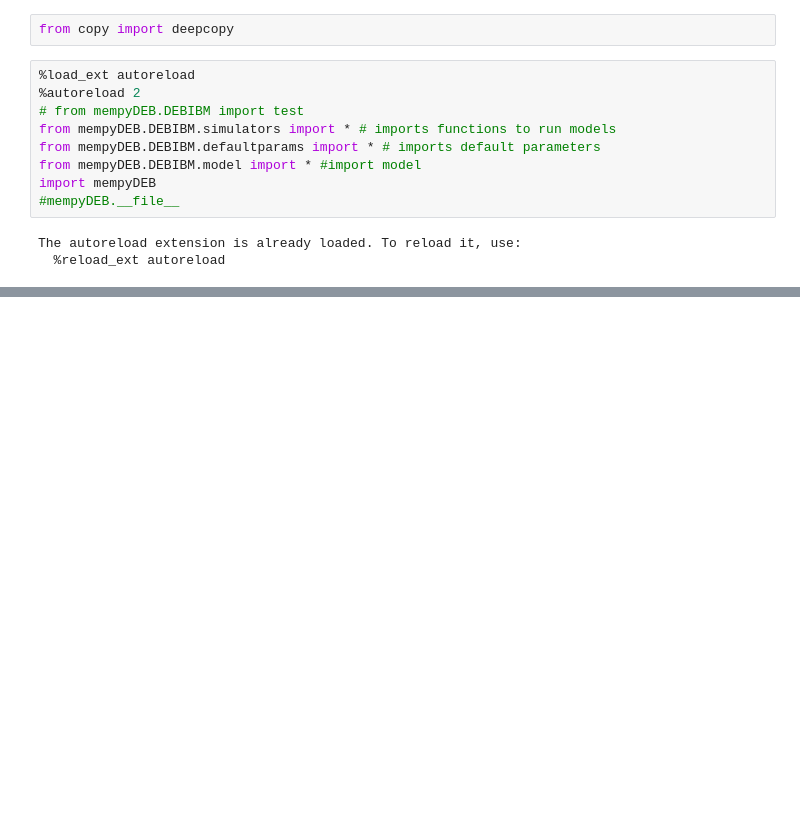
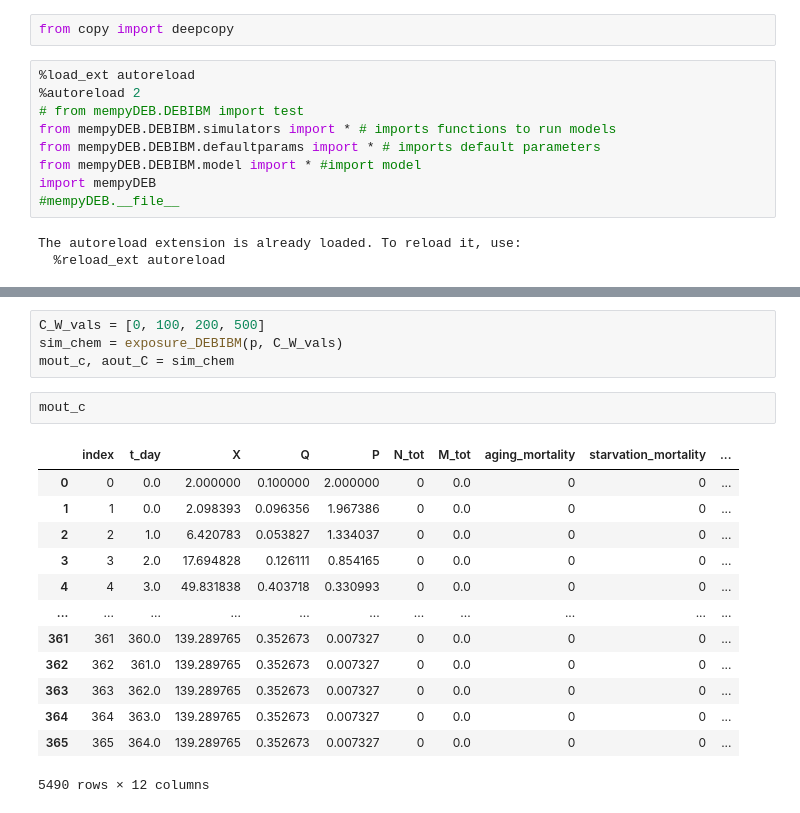
Before and after one commit to Valentin-Schwarz/mempyDEB, a Jupyter notebook: mempyDEB/DEBIBM/algea_model.ipynb, the cells around one changed output, grey strips where cells are left out. Saved outputs shown, nothing was run; the diff lists cells and outputs as text; blank space fills up the shorter version.

```diff
--- a/mempyDEB/DEBIBM/algea_model.ipynb
+++ b/mempyDEB/DEBIBM/algea_model.ipynb
@@ -75,0 +74,20 @@ aout.head(25)
+# %%
+C_W_vals = [0, 100, 200, 500]
+sim_chem = exposure_DEBIBM(p, C_W_vals)
+mout_c, aout_C = sim_chem
+# %%
+mout_c
+# %% [output]
+|  | index | t_day | X | Q | P | N_tot | M_tot | aging_mortality | starvation_mortality | ... |
+| 0 | 0 | 0.0 | 2.000000 | 0.100000 | 2.000000 | 0 | 0.0 | 0 | 0 | ... |
+| 1 | 1 | 0.0 | 2.098393 | 0.096356 | 1.967386 | 0 | 0.0 | 0 | 0 | ... |
+| 2 | 2 | 1.0 | 6.420783 | 0.053827 | 1.334037 | 0 | 0.0 | 0 | 0 | ... |
+| 3 | 3 | 2.0 | 17.694828 | 0.126111 | 0.854165 | 0 | 0.0 | 0 | 0 | ... |
+| 4 | 4 | 3.0 | 49.831838 | 0.403718 | 0.330993 | 0 | 0.0 | 0 | 0 | ... |
+| ... | ... | ... | ... | ... | ... | ... | ... | ... | ... | ... |
+| 361 | 361 | 360.0 | 139.289765 | 0.352673 | 0.007327 | 0 | 0.0 | 0 | 0 | ... |
+| 362 | 362 | 361.0 | 139.289765 | 0.352673 | 0.007327 | 0 | 0.0 | 0 | 0 | ... |
+| 363 | 363 | 362.0 | 139.289765 | 0.352673 | 0.007327 | 0 | 0.0 | 0 | 0 | ... |
+| 364 | 364 | 363.0 | 139.289765 | 0.352673 | 0.007327 | 0 | 0.0 | 0 | 0 | ... |
+| 365 | 365 | 364.0 | 139.289765 | 0.352673 | 0.007327 | 0 | 0.0 | 0 | 0 | ... |
+5490 rows × 12 columns
```
Also changed, not shown: parts of 12 cells of this notebook, 1 other file.
